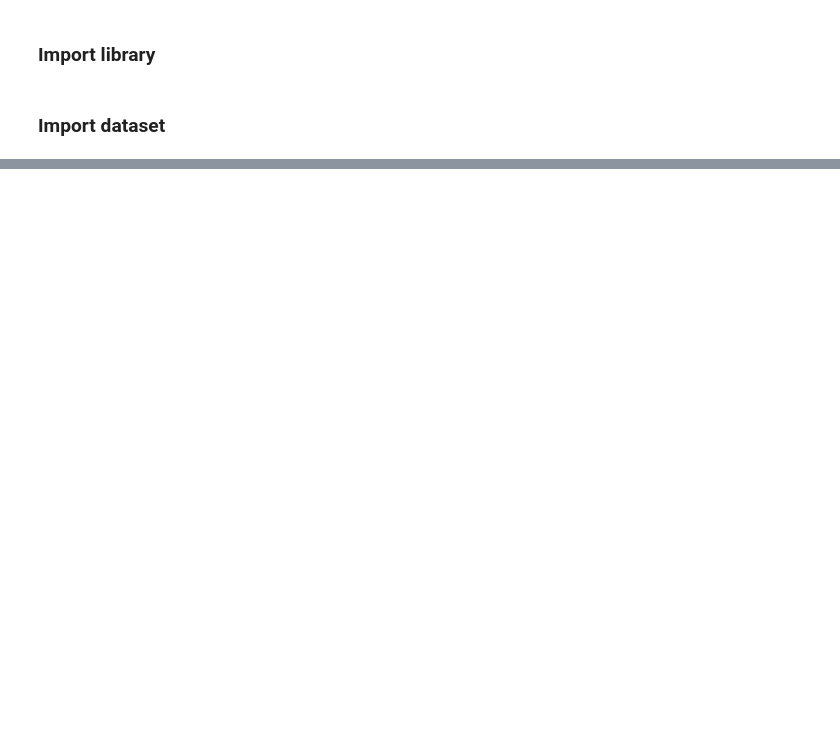
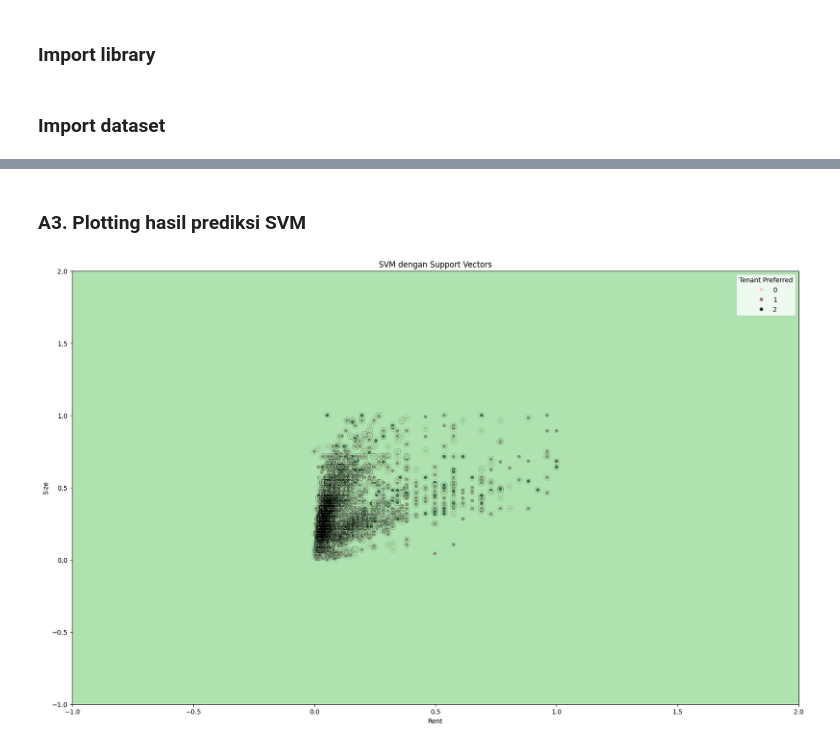
Before and after one commit to NatanaelPLHN/Praktikum_KB, a Jupyter notebook: Posttest_KB_5/posttest5.ipynb, the cells around one changed output, grey strips where cells are left out. Cells and saved outputs as stored; diff of their text form; code cells hidden in the pictures; blank space fills up the shorter version.

```diff
--- a/Posttest_KB_5/posttest5.ipynb
+++ b/Posttest_KB_5/posttest5.ipynb
@@ -91,0 +162,40 @@ print(mae, mse, rmse, r2, sep='\n')
+# %% [markdown]
+### A3. Plotting hasil prediksi SVM
+# %%
+
+X = dfHouse[["Rent","Size"]]
+y = dfHouse["Tenant Preferred"]
+
+svm = SVC()
+svm.fit(X, y)
+
+plt.figure(figsize=(20, 12))
+sns.scatterplot(x=dfHouse["Rent"], y=dfHouse["Size"], hue=dfHouse["Tenant Preferred"], data=dfHouse)
+
+ax = plt.gca()
+
+DecisionBoundaryDisplay.from_estimator(
+    estimator=svm,
+    X=X.values,
+    plot_method="contourf",
+    levels=[-1, 0, 1],
+    alpha=0.5,
+    linestyles=["--", "-", "--"],
+    ax=ax,
+)
+
+# Plot support vectors
+ax.scatter(
+    svm.support_vectors_[:, 0],
+    svm.support_vectors_[:, 1],
+    s=100,
+    linewidth=0.1,
+    facecolors="none",
+    edgecolors="k",
+)
+plt.xlabel("Rent")
+plt.ylabel("Size")
+plt.title("SVM dengan Support Vectors")
+plt.show()
+# %% [output]
+[figure, added]
```
Also changed, not shown: parts of 39 cells of this notebook.
